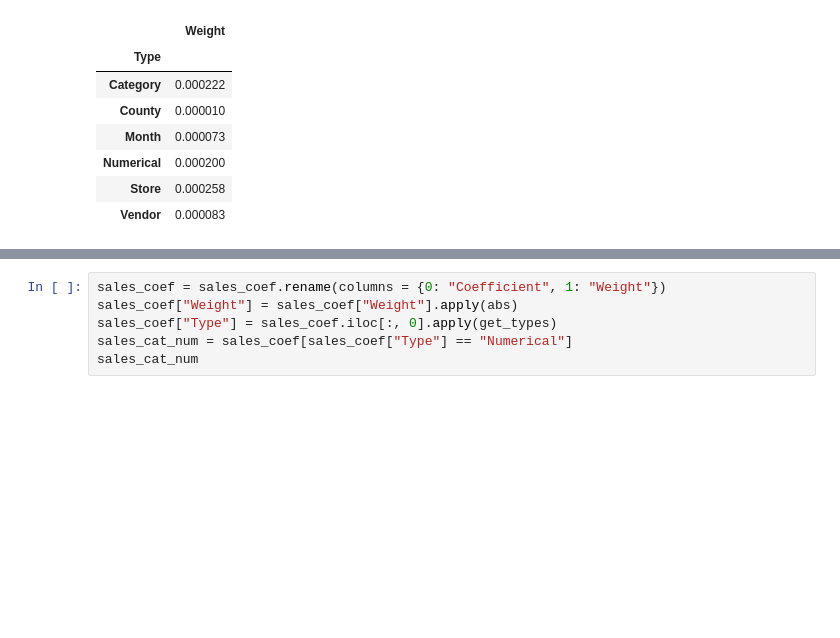
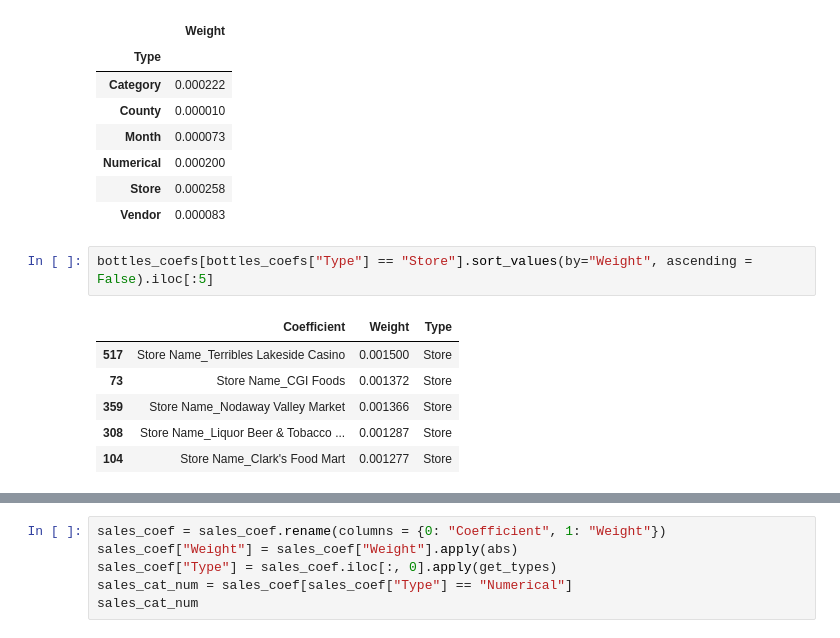
Before and after one commit to ellycebilhorn/DATA403-Project1, a Jupyter notebook: per_capita.ipynb, the cells around one changed output, grey strips where cells are left out. Cells and saved outputs as stored; diff of their text form; blank space fills up the shorter version.

```diff
--- a/per_capita.ipynb
+++ b/per_capita.ipynb
@@ -294,3 +279,12 @@ bottles_coefs.groupby("Type").mean()
 | Numerical | 0.000200 |
 | Store | 0.000258 |
 | Vendor | 0.000083 |
+# %%
+bottles_coefs[bottles_coefs["Type"] == "Store"].sort_values(by="Weight", ascending = False).iloc[:5]
+# %% [output]
+|  | Coefficient | Weight | Type |
+| 517 | Store Name_Terribles Lakeside Casino | 0.001500 | Store |
+| 73 | Store Name_CGI Foods | 0.001372 | Store |
+| 359 | Store Name_Nodaway Valley Market | 0.001366 | Store |
+| 308 | Store Name_Liquor Beer & Tobacco ... | 0.001287 | Store |
+| 104 | Store Name_Clark's Food Mart | 0.001277 | Store |
```
Also changed, not shown: parts of 9 cells of this notebook, 1 other file.
